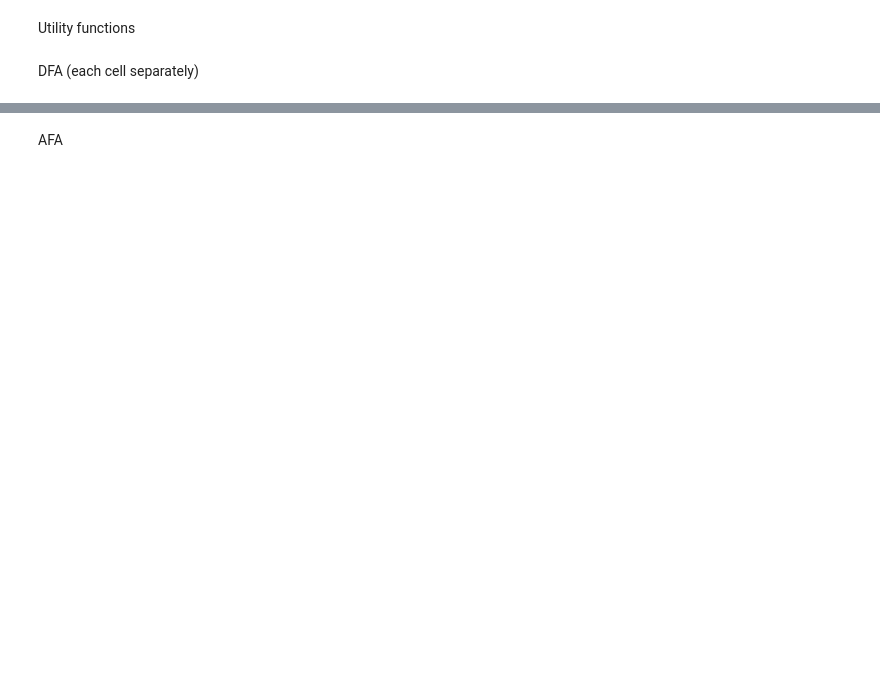
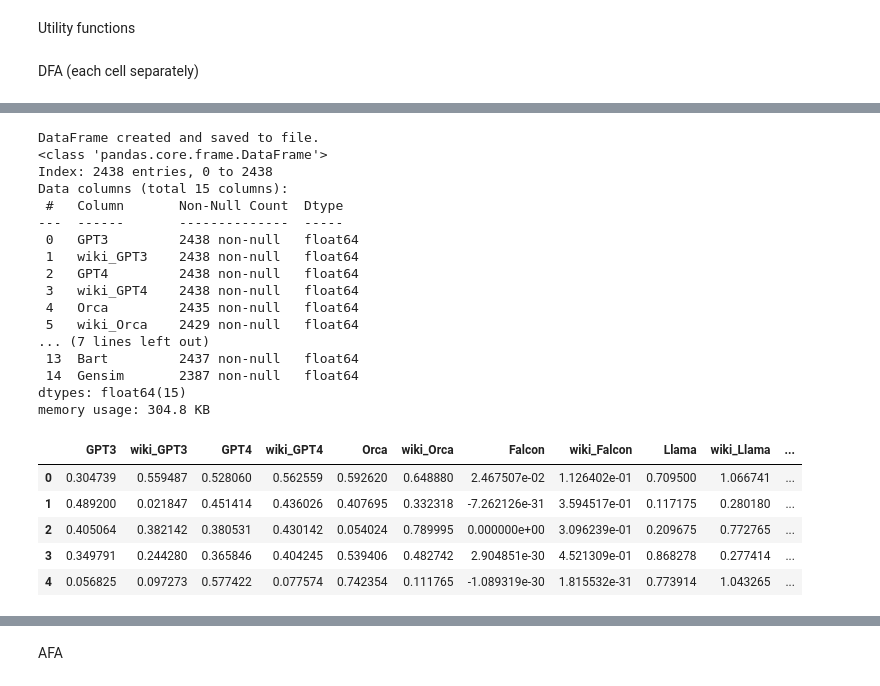
Before and after one commit to msobolewska/fractal, a Jupyter notebook: dane_wiki_final.ipynb, the cells around one changed output, grey strips where cells are left out. Cells and saved outputs as stored; diff of their text form; code cells hidden in the pictures; blank space fills up the shorter version.

```diff
--- a/dane_wiki_final.ipynb
+++ b/dane_wiki_final.ipynb
@@ -311,3 +345,20 @@ def dfa_calculate_cell(cell, ranges):
     its = construct_its(cell)
     estimated_h = perform_dfa(its, ranges)
     return estimated_h
+# %%
+from helpers.TimeSeries import construct_its
+from algorithms.DFA.DFA import perform_dfa
+from helpers.TextManipulations import perform_text_preprocessing
+from helpers.TextManipulations import tokenize_text
+from helpers.TimeSeries import construct_fts_from_tokens
+
+
+
+def dfa_calculate_cell_fts(cell, ranges):
+    #print(cell)
+    text_cleaned = perform_text_preprocessing(cell)
+    token_words = tokenize_text(text_cleaned)
+    fts = construct_fts_from_tokens(token_words)
+    its = construct_its(fts)
+    estimated_h = perform_dfa(its, ranges)
+    return estimated_h
@@ -327,4 +437,28 @@ def load_or_create_h_df_filename_dfa(pos_df_list):
 # %%
-h_df_dfa = load_or_create_h_df_filename_dfa(pos_df_list)
-h_df_dfa.info()
-h_df_dfa.head()
+h_df_dfa_fts = load_or_create_h_df_filename_dfa_fts(df_text)
+h_df_dfa_fts.info()
+h_df_dfa_fts.head()
+# %% [output]
+DataFrame created and saved to file.
+<class 'pandas.core.frame.DataFrame'>
+Index: 2438 entries, 0 to 2438
+Data columns (total 15 columns):
+ #   Column       Non-Null Count  Dtype
+---  ------       --------------  -----
+ 0   GPT3         2438 non-null   float64
+ 1   wiki_GPT3    2438 non-null   float64
+ 2   GPT4         2438 non-null   float64
+ 3   wiki_GPT4    2438 non-null   float64
+ 4   Orca         2435 non-null   float64
+ 5   wiki_Orca    2429 non-null   float64
+... (7 lines left out)
+ 13  Bart         2437 non-null   float64
+ 14  Gensim       2387 non-null   float64
+dtypes: float64(15)
+memory usage: 304.8 KB
+|  | GPT3 | wiki_GPT3 | GPT4 | wiki_GPT4 | Orca | wiki_Orca | Falcon | wiki_Falcon | Llama | wiki_Llama | ... |
+| 0 | 0.304739 | 0.559487 | 0.528060 | 0.562559 | 0.592620 | 0.648880 | 2.467507e-02 | 1.126402e-01 | 0.709500 | 1.066741 | ... |
+| 1 | 0.489200 | 0.021847 | 0.451414 | 0.436026 | 0.407695 | 0.332318 | -7.262126e-31 | 3.594517e-01 | 0.117175 | 0.280180 | ... |
+| 2 | 0.405064 | 0.382142 | 0.380531 | 0.430142 | 0.054024 | 0.789995 | 0.000000e+00 | 3.096239e-01 | 0.209675 | 0.772765 | ... |
+| 3 | 0.349791 | 0.244280 | 0.365846 | 0.404245 | 0.539406 | 0.482742 | 2.904851e-30 | 4.521309e-01 | 0.868278 | 0.277414 | ... |
+| 4 | 0.056825 | 0.097273 | 0.577422 | 0.077574 | 0.742354 | 0.111765 | -1.089319e-30 | 1.815532e-31 | 0.773914 | 1.043265 | ... |
```
Also changed, not shown: parts of 38 cells of this notebook.
